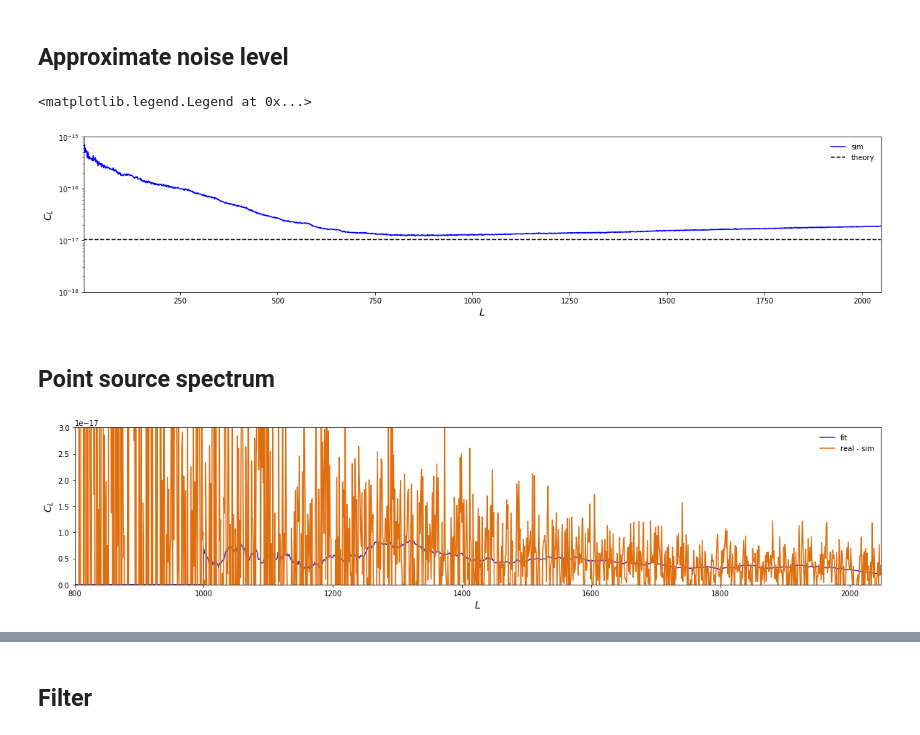
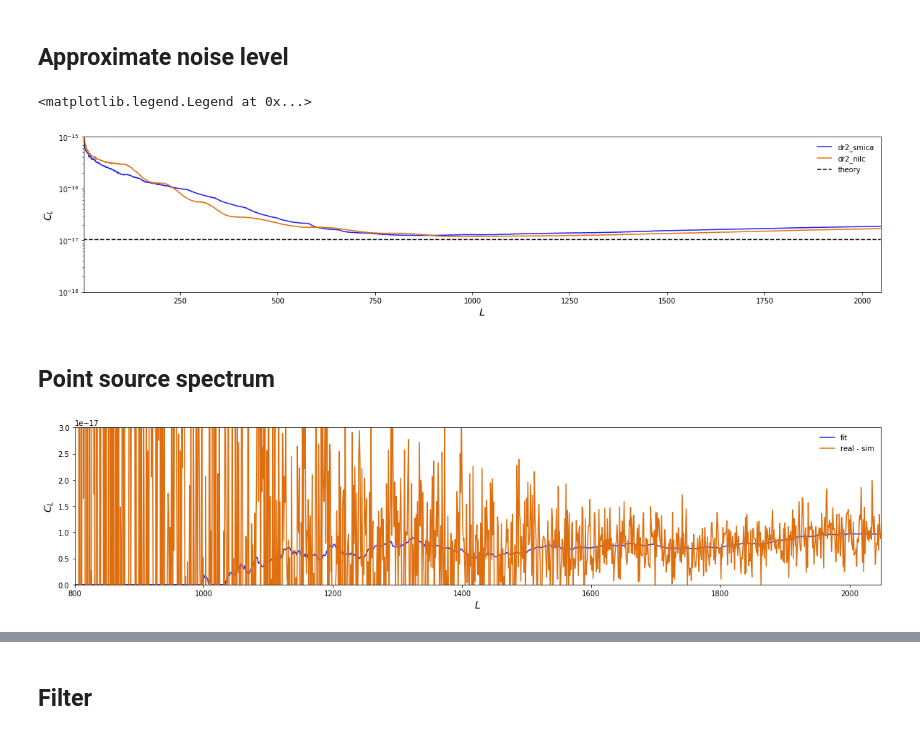
Before and after one commit to toshiyan/planck-tauxy, a Jupyter notebook: check_cmb_aps.ipynb, the cells around one changed output, grey strips where cells are left out. Drawn from its saved outputs; the diff is of its cells as text; code cells hidden in the pictures.

```diff
--- a/check_cmb_aps.ipynb
+++ b/check_cmb_aps.ipynb
@@ -8,16 +12,20 @@ q = prjlib.init_analysis(wtype='Lmask',fltr='cinv')
 # %% [markdown]
 ## CMB spectra
-# %%
-l, rcl0 = np.loadtxt(p.fcmb.ocl,unpack=True,usecols=(0,1))
-l, scl0, ncl0, ocl0, vcl0 = np.loadtxt(p.fcmb.scl,unpack=True,usecols=(0,1,2,4,8))
-l, rcl2 = np.loadtxt(t.fcmb.ocl,unpack=True,usecols=(0,1))
-l, scl2, ncl2, ocl2, vcl2 = np.loadtxt(t.fcmb.scl,unpack=True,usecols=(0,1,2,4,8))
 # %%
-pl.plot_1dstyle(fsize=[20,4],ymin=1e-10,ymax=5e-9,xmin=2,ylog=True,xmax=2048)
-plot(l,l**2*rcl0,'r-',label='real')
-plot(l,l**2*ocl0,'k-',label='sim, s+n')
-plot(l,l**2*scl0,'g',label='sim, s')
-plot(l,l**2*ncl0,'b',label='sim, n')
-plot(p.l,p.l**2*p.lcl[0,:],'k--',label='theory')
-legend()
+rcl, scl, ncl, ocl, vcl = {}, {}, {}, {}, {}
+for i, pobj in enumerate([p0,p1,P0,P1,P2,P3]):
+    pl.plot_1dstyle(fsize=[20,4],ymin=1e-10,ymax=6e-9,xmin=2,ylog=True,xmax=2048)
+    l, rcl[i] = np.loadtxt(pobj.fcmb.ocl,unpack=True,usecols=(0,1))
+    l, scl[i], ncl[i], ocl[i], vcl[i] = np.loadtxt(pobj.fcmb.scl,unpack=True,usecols=(0,1,2,4,8))
+    plot(l,l**2*rcl[i],'r-',label='real')
+    plot(l,l**2*ocl[i],'k-',label='sim, s+n')
+    plot(l,l**2*scl[i],'g',label='sim, s')
+    plot(l,l**2*ncl[i],'b',label='sim, n')
+    plot(l,l**2*pobj.lcl[0],'k--',label='theory')
+    if pobj.fltr=='cinv':
+        noise = np.loadtxt(p0.fcmb.scl,unpack=True)[2]
+        plot(l,l**2*p0.lcl[0]**2/(p0.lcl[0]+noise),'k--',label='theory (wiener)')
+    legend()
+    show()
+    clf()
 # %% [output]
@@ -26,4 +38,0 @@ legend()
-# %%
-l, rcl1 = np.loadtxt(q.fcmb.ocl,unpack=True,usecols=(0,1))
-l, ocl1, vcl1 = np.loadtxt(q.fcmb.scl,unpack=True,usecols=(0,4,8))
-l, xcl1 = np.loadtxt(q.fcmb.xcl,unpack=True,usecols=(0,1))
@@ -92,26 +111,27 @@ pixfunc()
 # %% [markdown]
 ## Approximate noise level
 # %%
-bl = np.loadtxt(p.fbeam)[:p.lmax+1]
+pl.plot_1dstyle(fsize=[20,4],ymin=1e-18,ymax=1e-15,xmin=2,ylog=True,xmax=2048)
+for pobj in [p0,p1]:
+    bl = np.loadtxt(pobj.fbeam)[:p0.lmax+1]
+    l, ncl = np.loadtxt(pobj.fcmb.scl,unpack=True,usecols=(0,2))
+    plot(l,ncl*bl**2,label=pobj.dtype)
 nlev = (30.*np.pi/10800./2.72e6)**2
-l, ncl = np.loadtxt(r.fcmb.scl,unpack=True,usecols=(0,2))
-pl.plot_1dstyle(fsize=[20,4],ymin=1e-18,ymax=1e-15,xmin=2,ylog=True,xmax=2048)
-plot(l,ncl*bl**2,'b',label='sim')
-plot(p.l,np.ones(p.lmax+1)*nlev,'k--',label='theory')
+plot(l,np.ones(len(l))*nlev,'k--',label='theory')
 legend()
 # %% [output]
 <matplotlib.legend.Legend at 0x...>
-[figure, old version]
+[figure, new version]
 # %% [markdown]
 ## Point source spectrum
 # %%
 def ptsr_fit():
     pl.plot_1dstyle(fsize=[20,4],ymin=1e-30,ymax=3e-17,xmin=800,xmax=2048)
-    l, dcl, dCL = np.loadtxt(p.fptsrcl,unpack=True)
+    l, dcl, dCL = np.loadtxt(p0.fptsrcl,unpack=True)
     plot(l,dcl,label='fit')
     plot(l,dCL,label='real - sim')
     legend()
 ptsr_fit()
 # %% [output]
-[figure, old version]
+[figure, new version]
 # %%
```
Also changed, not shown: parts of 14 cells of this notebook, 5 other files.
